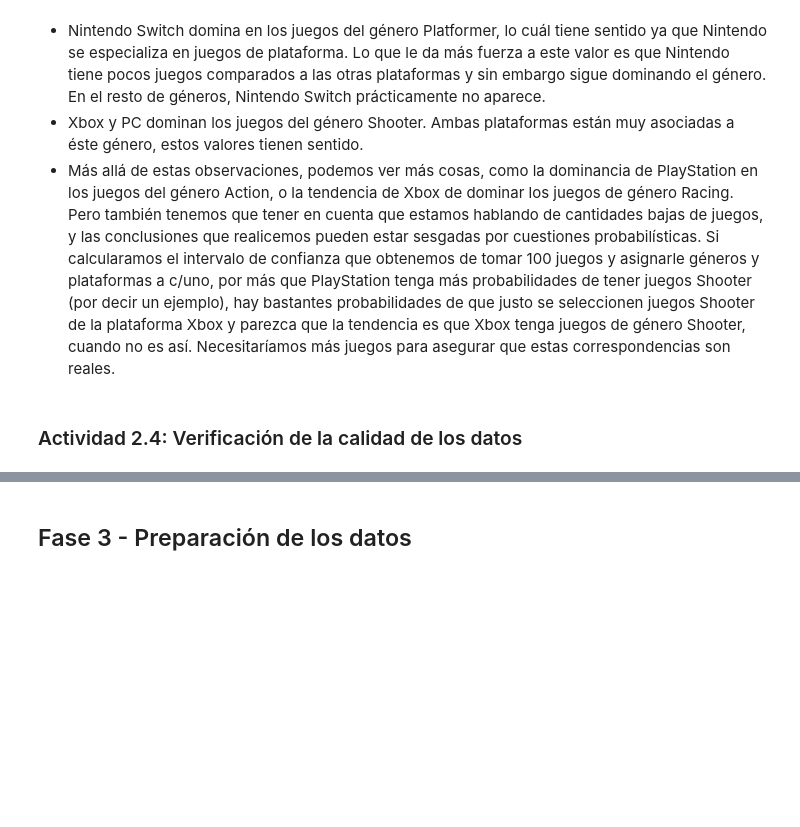
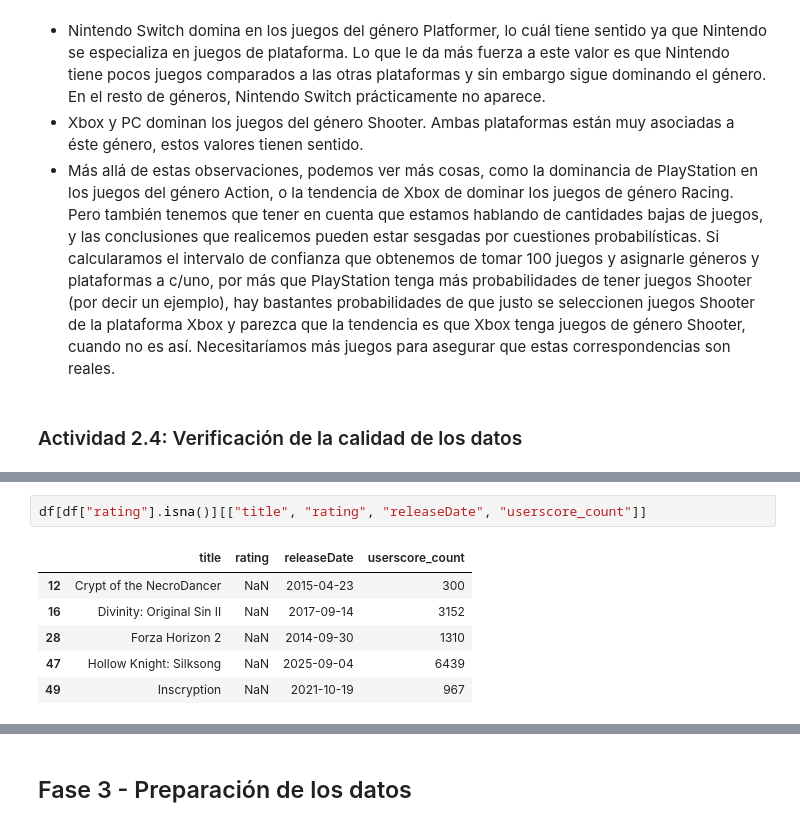
Before and after one commit to SantiagoCiaponi/data-science, a Jupyter notebook: notebooks/data_mining.ipynb, the cells around one changed output, grey strips where cells are left out. Drawn from its saved outputs; the diff is of its cells as text; blank space fills up the shorter version.

```diff
--- a/notebooks/data_mining.ipynb
+++ b/notebooks/data_mining.ipynb
@@ -1271,0 +1278,9 @@ Recapitulando, teníamos 5 valores nulos en el atributo "rating". Los nulos pued
+# %%
+df[df["rating"].isna()][["title", "rating", "releaseDate", "userscore_count"]]
+# %% [output]
+|  | title | rating | releaseDate | userscore_count |
+| 12 | Crypt of the NecroDancer | NaN | 2015-04-23 | 300 |
+| 16 | Divinity: Original Sin II | NaN | 2017-09-14 | 3152 |
+| 28 | Forza Horizon 2 | NaN | 2014-09-30 | 1310 |
+| 47 | Hollow Knight: Silksong | NaN | 2025-09-04 | 6439 |
+| 49 | Inscryption | NaN | 2021-10-19 | 967 |
```
Also changed, not shown: parts of 6 cells of this notebook.
